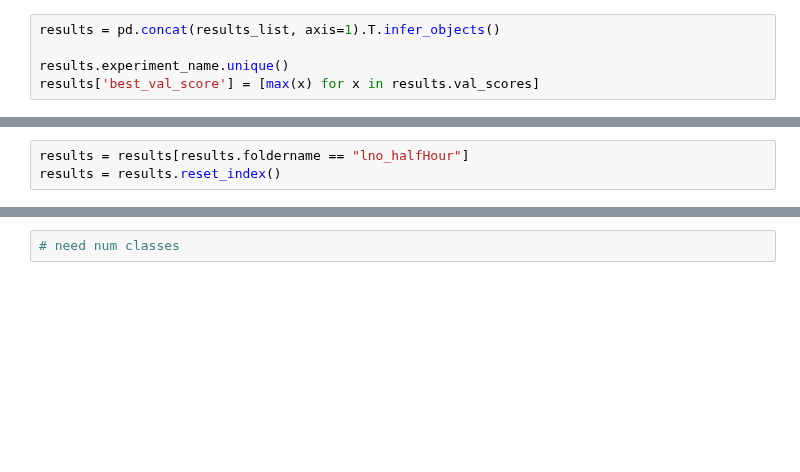
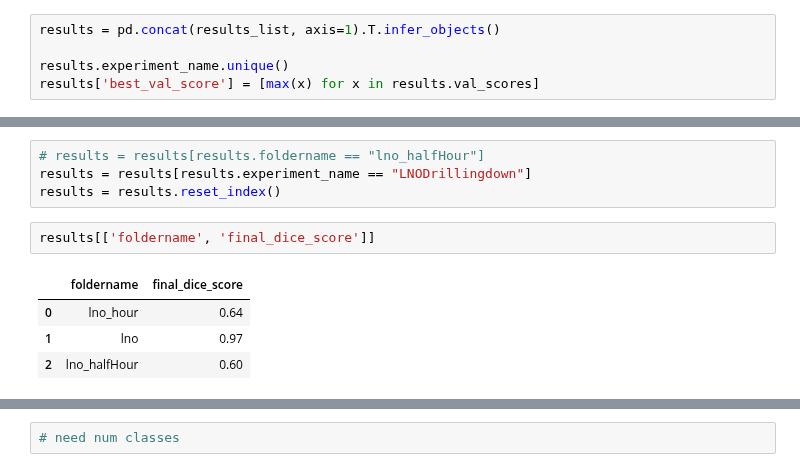
Before and after one commit to laura-rieger/segmenter, a Jupyter notebook: notebooks/Results.ipynb, the cells around one changed output, grey strips where cells are left out. Saved outputs shown, nothing was run; the diff lists cells and outputs as text; blank space fills up the shorter version.

```diff
--- a/notebooks/Results.ipynb
+++ b/notebooks/Results.ipynb
@@ -52,3 +55,11 @@ array(['FirstTrial'], dtype=object)
 # %%
-results = results[results.foldername == "lno_halfHour"]
+# results = results[results.foldername == "lno_halfHour"]
+results = results[results.experiment_name == "LNODrillingdown"]
 results = results.reset_index()
+# %%
+results[['foldername', 'final_dice_score']]
+# %% [output]
+|  | foldername | final_dice_score |
+| 0 | lno_hour | 0.64 |
+| 1 | lno | 0.97 |
+| 2 | lno_halfHour | 0.60 |
```
Also changed, not shown: parts of 47 cells of this notebook, 3 other files.
